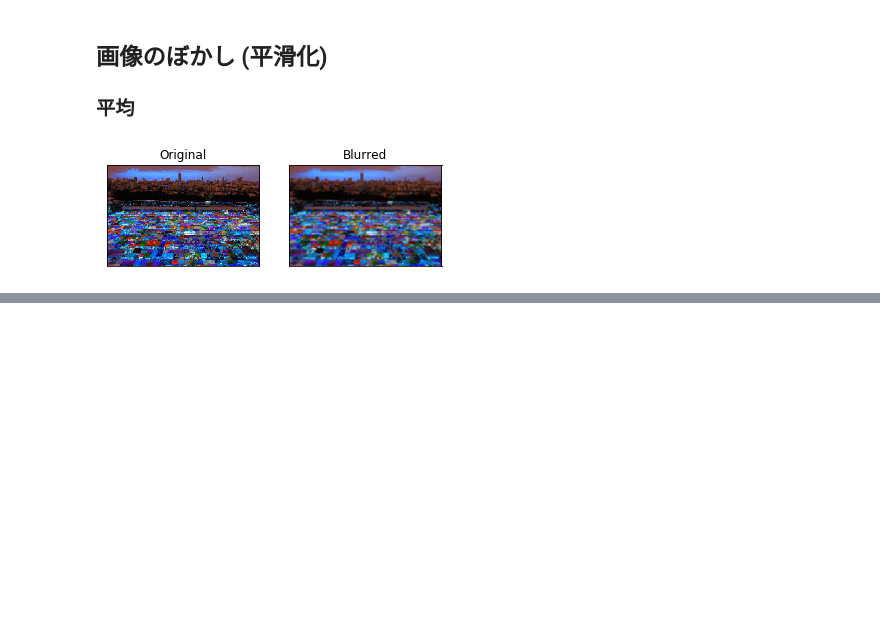
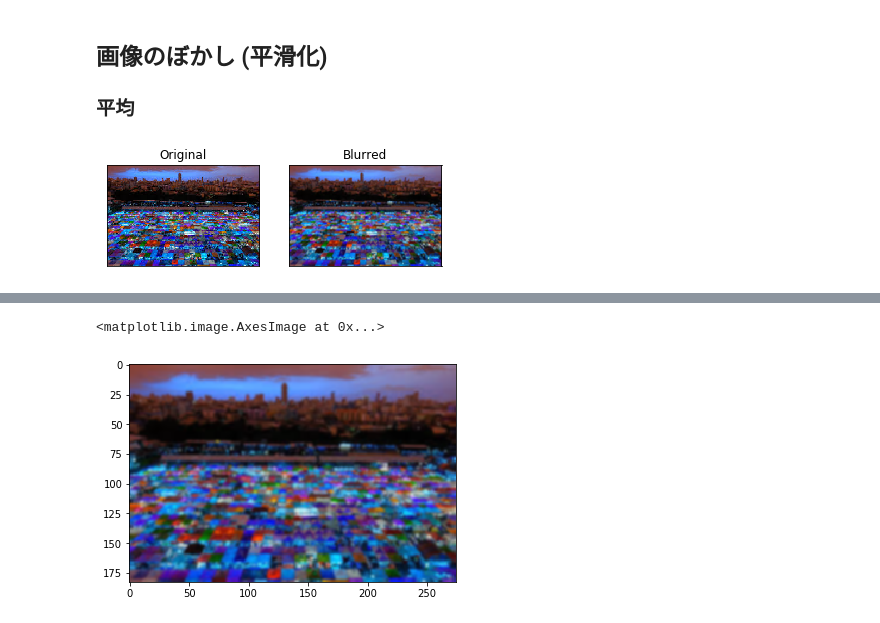
Before and after one commit to sanoyo/opencv-important, a Jupyter notebook: noise/heikatuka.ipynb, the cells around one changed output, grey strips where cells are left out. Drawn from its saved outputs; the diff is of its cells as text; code cells hidden in the pictures; blank space fills up the shorter version.

```diff
--- a/noise/heikatuka.ipynb
+++ b/noise/heikatuka.ipynb
@@ -20,0 +30,5 @@ plt.show()
+# %%
+plt.imshow(blur)
+# %% [output]
+<matplotlib.image.AxesImage at 0x...>
+[figure, added]
```
Also changed, not shown: parts of 2 cells of this notebook.
